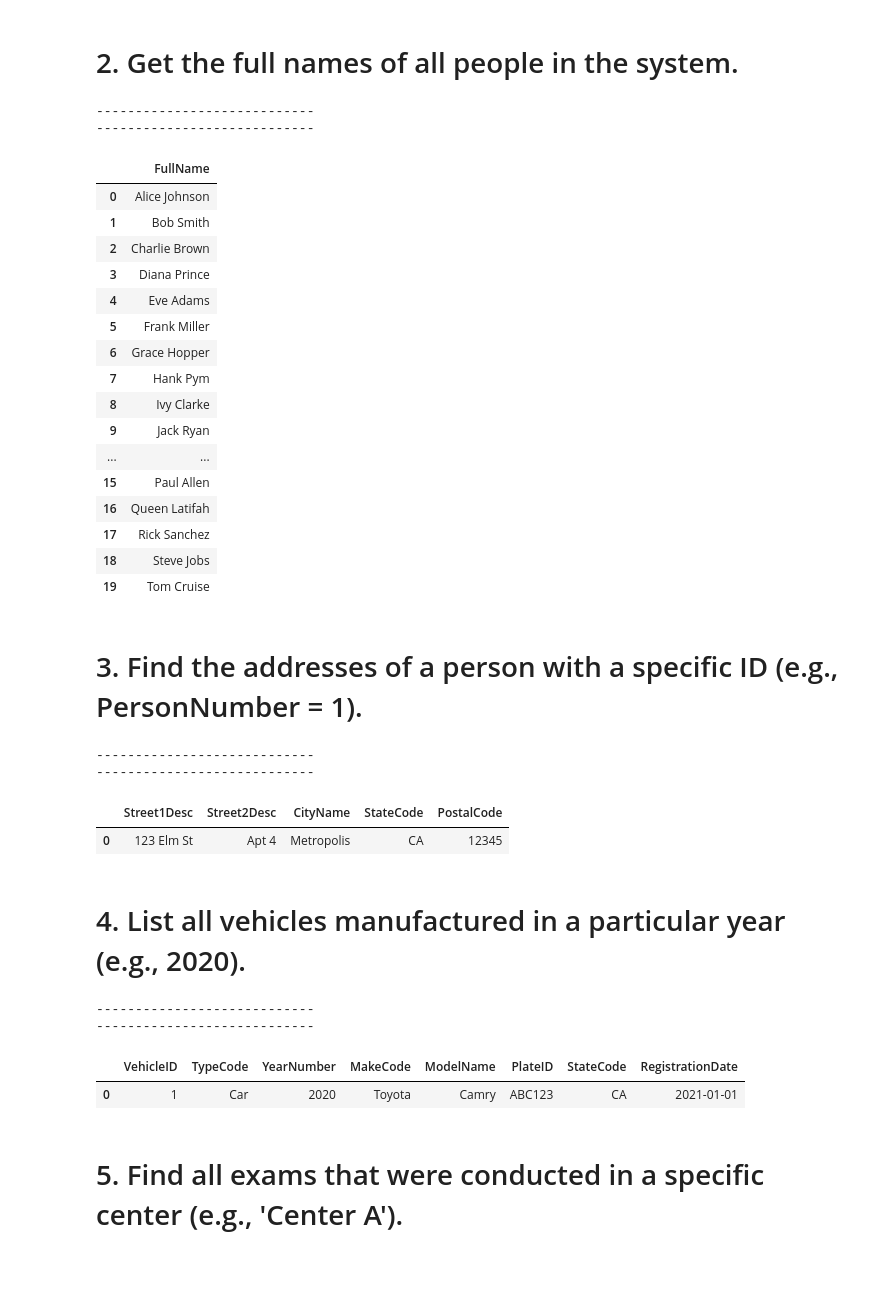
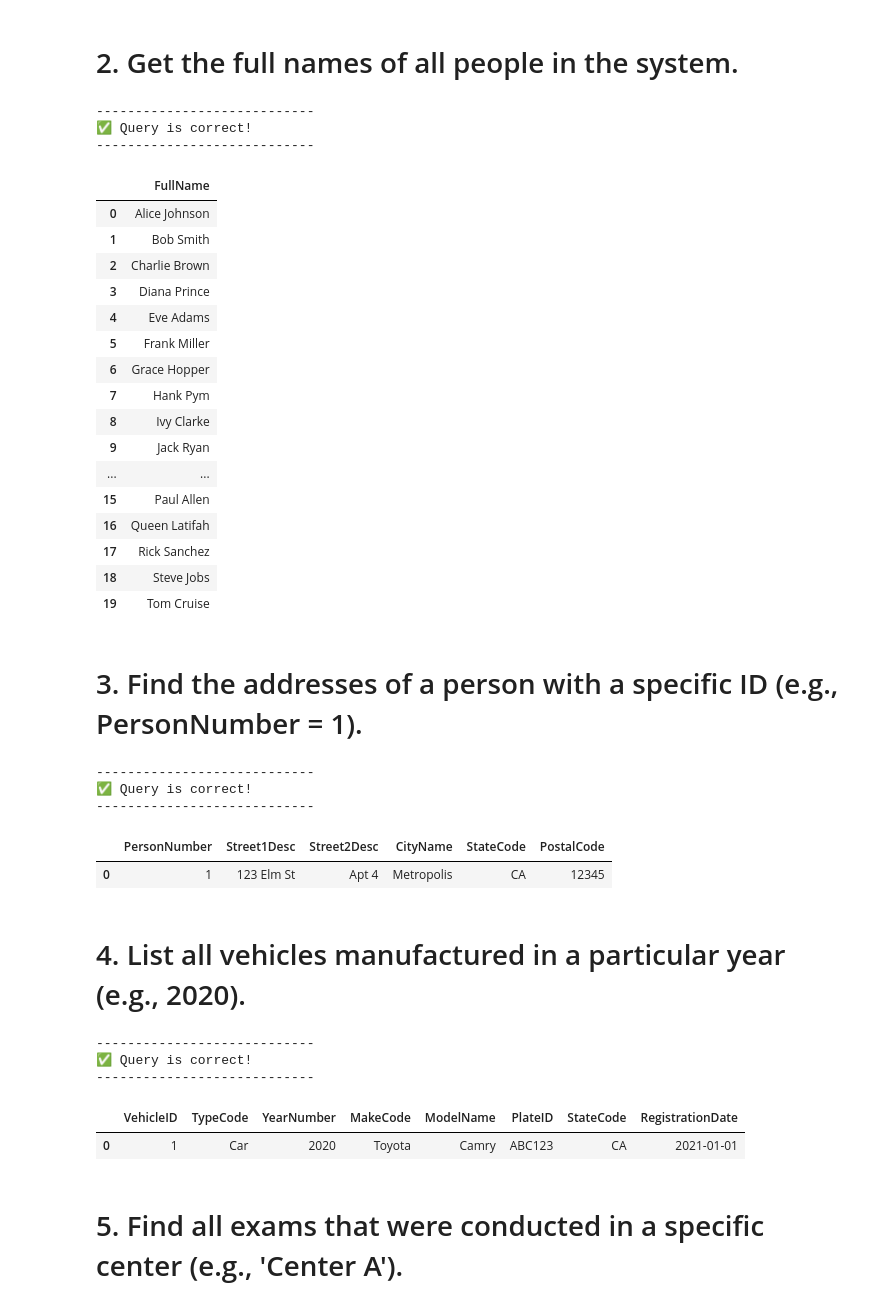
Before and after one commit to ayasqualli/Database-Management, a Jupyter notebook: Copy_of_DMV_USECASE.ipynb, the cells around one changed output. Cells and saved outputs as stored; diff of their text form; code cells hidden in the pictures; blank space fills up the shorter version.

```diff
--- a/Copy_of_DMV_USECASE.ipynb
+++ b/Copy_of_DMV_USECASE.ipynb
@@ -13,9 +13,9 @@ Agence nationale de la sécurité routière (NARSA) is developing a new database
 # @title
 import sqlite3
 import pandas as pd
+import os
 db_path = "dmv-database.db"
 try :
-  import os
   os.remove(db_path)
 except :
   pass
@@ -220,9 +220,9 @@ with sqlite3.connect(db_path) as conn:
 
 import pickle
 
-#with open("/content/dmv-solutions.pkl", "rb") as f:
-#    logger = pickle.load(f)
-logger = {}
+with open("dmv-solutions.pkl", "rb") as f:
+    logger = pickle.load(f)
+#logger = {}
 
 def validate_query_output(student_result, expected_result):
     """
@@ -329,6 +340,7 @@ SELECT FullName FROM Person;
 solution_idx=1)
 # %% [output]
 ----------------------------
+✅ Query is correct!
 ----------------------------
 |  | FullName |
 | 0 | Alice Johnson |
@@ -351,16 +363,17 @@ solution_idx=1)
 # 3. Find the addresses of a person with a specific ID (e.g., PersonNumber = 1).
 # %%
 run_query("""
-SELECT Street1Desc, Street2Desc, CityName, StateCode, PostalCode FROM Address
+SELECT PersonNumber ,Street1Desc, Street2Desc, CityName, StateCode, PostalCode FROM Address
           WHERE PersonNumber = "1";
 
 """,
 solution_idx=2)
 # %% [output]
 ----------------------------
+✅ Query is correct!
 ----------------------------
-|  | Street1Desc | Street2Desc | CityName | StateCode | PostalCode |
-| 0 | 123 Elm St | Apt 4 | Metropolis | CA | 12345 |
+|  | PersonNumber | Street1Desc | Street2Desc | CityName | StateCode | PostalCode |
+| 0 | 1 | 123 Elm St | Apt 4 | Metropolis | CA | 12345 |
 # %% [markdown]
 # 4. List all vehicles manufactured in a particular year (e.g., 2020).
 # %%
@@ -372,6 +385,7 @@ SELECT * FROM Vehicle WHERE YearNumber = "2020";
 solution_idx=3)
 # %% [output]
 ----------------------------
+✅ Query is correct!
 ----------------------------
 |  | VehicleID | TypeCode | YearNumber | MakeCode | ModelName | PlateID | StateCode | RegistrationDate |
 | 0 | 1 | Car | 2020 | Toyota | Camry | ABC123 | CA | 2021-01-01 |
```
Also changed, not shown: parts of 18 cells of this notebook, 3 other files.
